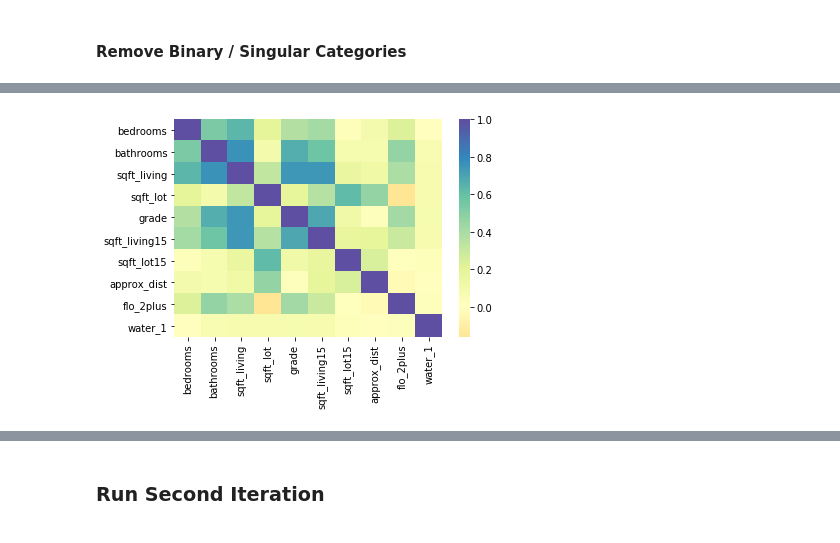
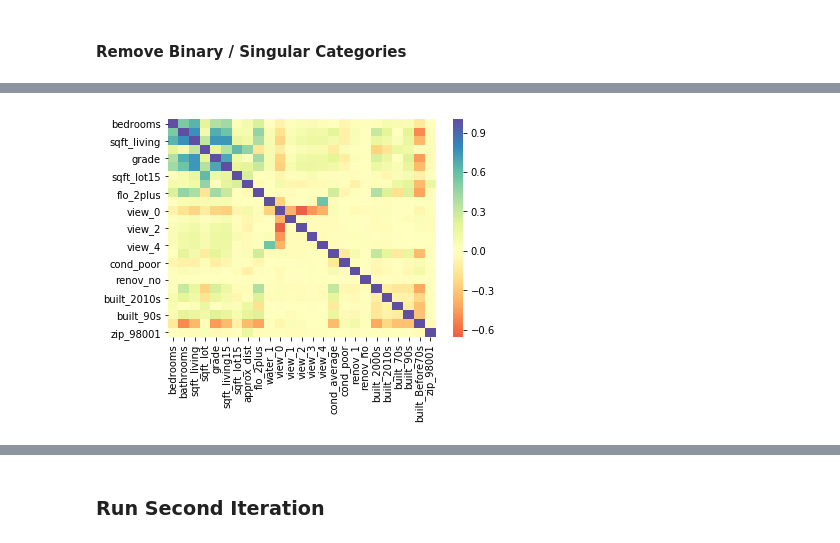
Before and after one commit to tinaprisma/dsc-1-final-project-online-ds-sp-000, a Jupyter notebook: Module_1_Project.ipynb, the cells around one changed output, grey strips where cells are left out. Drawn from its saved outputs; the diff is of its cells as text; code cells hidden in the pictures.

```diff
--- a/Module_1_Project.ipynb
+++ b/Module_1_Project.ipynb
@@ -684,7 +717,7 @@ Most houses have not been remodeled recently.
 # %%
 # Create a new feature called 'vintage' that will describe how recently
 # a house was built.
-d = {range(1900,1970):'Before70s',range(1970, 1980): '70s', range(1980, 1990): '80s', range(1990, 2000): '90s', range(2000, 2010): '2000s',range(2010, 2015): '2010s'}
+d = {range(1900,1970):'Before70s',range(1970, 1980): '70s', range(1980, 1990): '80s', range(1990, 2000): '90s', range(2000, 2010): '2000s',range(2010, 2016): '2010s'}
 
 features_df['built'] = features_df['yr_built'].apply(lambda x: next((v for k, v in d.items() if x in k), 0))
 print('done')
@@ -942,7 +975,7 @@ features_df['sqft_lot15'] = features_df['sqft_lot15'].astype('float')
 #bath= pd.get_dummies(features_df['bathrooms'], prefix="bath")
 floor= pd.get_dummies(features_df['floors'], prefix="flo")
 water= pd.get_dummies(features_df['waterfront'], prefix="water")
-#view= pd.get_dummies(features_df['view'], prefix="view")
+view= pd.get_dummies(features_df['view'], prefix="view")
 cond = pd.get_dummies(features_df['condition'], prefix="cond")
 #grade= pd.get_dummies(features_df['grade'], prefix="grade")
 zipc= pd.get_dummies(features_df['zipcode'], prefix="zip")
@@ -952,11 +985,11 @@ built = pd.get_dummies(features_df['built'], prefix="built")
 base = pd.get_dummies(features_df['basement'], prefix="base")
 # %%
 
-features_df = pd.concat([features_df,floor,water,cond,renov,built,zipc],axis=1) #drop bed bath drop grade as test
+features_df = pd.concat([features_df,floor,water,view,cond,renov,built,zipc,base],axis=1) #drop bed bath drop grade as test
 features_df.shape
 
 # drop categorical variables written before hot encoding
-cat_vars = ['floors','basement','sqft_basement','waterfront','condition','zipcode','renovated','built']
+cat_vars = ['floors','basement','view','sqft_basement','waterfront','condition','zipcode','renovated','built']
 features_df.drop(cat_vars,axis=1,inplace=True)
 # %%
 features_df.info()
@@ -1354,9 +1378,9 @@ Text(0, 0.5, 'Living Area (sqft)')
 # %%
 features_df.drop('water_0',axis=1,inplace=True)  # Remove no waterfront
-features_df.drop('renov_no',axis=1,inplace=True) # Remove no renovations
+features_df.drop('renov_0',axis=1,inplace=True) # Remove no renovations
 # %%
 features_df.drop('flo_1',axis=1,inplace=True)
 # %%
-sns.heatmap(features_df.corr().iloc[0:10,0:10], center=0, cmap='Spectral');
+sns.heatmap(features_df.corr().iloc[0:25,0:25], center=0, cmap='Spectral');
 # %% [output]
-[figure, old version]
+[figure, new version]
```
Also changed, not shown: parts of 48 cells of this notebook.
